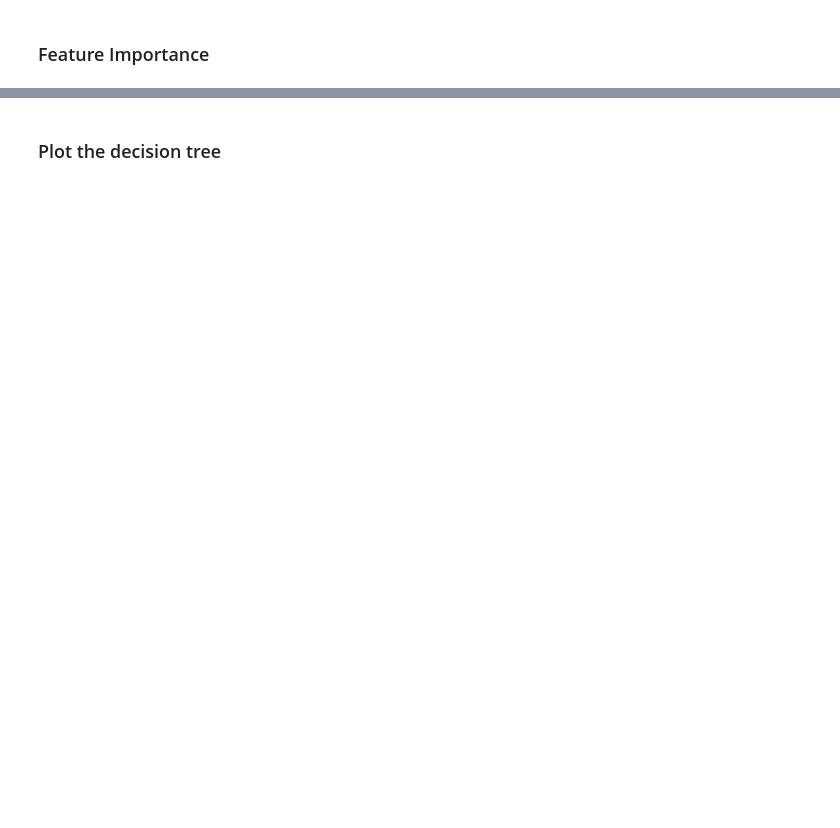
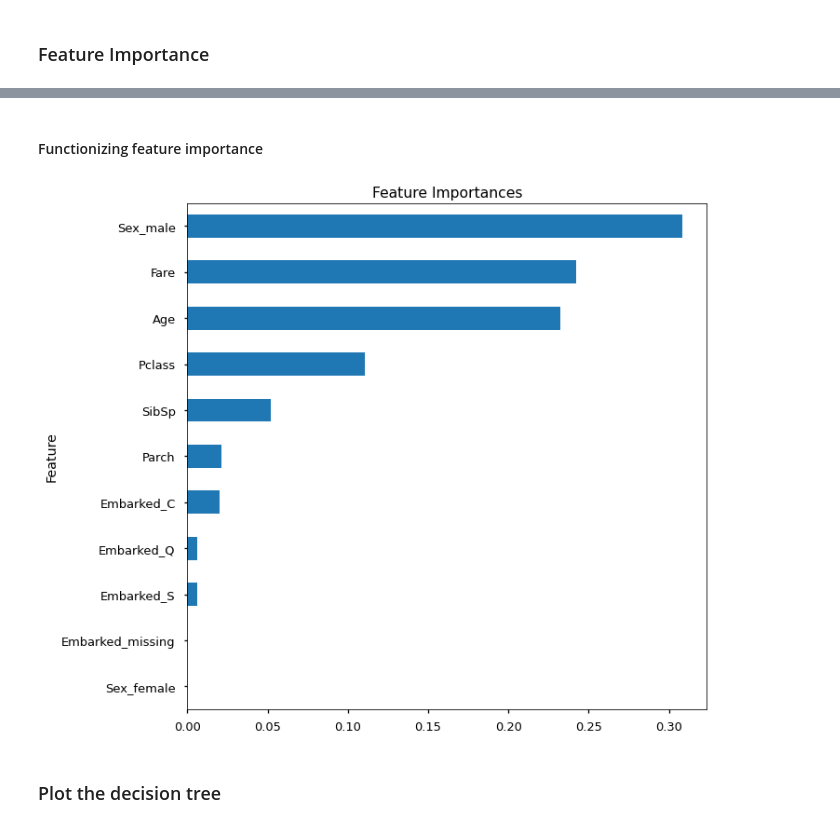
Before and after one commit to flatiron-school/Online-DS-FT-022221-Cohort-Notes, a Jupyter notebook: Phase_3/topic_29_decision_trees/instructor/topic_29_decision_trees_v2_titanic-instructor.ipynb, the cells around one changed output, grey strips where cells are left out. Cells and saved outputs as stored; diff of their text form; code cells hidden in the pictures; blank space fills up the shorter version.

```diff
--- a/Phase_3/topic_29_decision_trees/instructor/topic_29_decision_trees_v2_titanic-instructor.ipynb
+++ b/Phase_3/topic_29_decision_trees/instructor/topic_29_decision_trees_v2_titanic-instructor.ipynb
@@ -446,3 +651,17 @@ importance.sort_values().plot(kind='barh')
+# %% [markdown]
+#### Functionizing feature importance
+# %%
+## Combine into a function
+def plot_importance(tree, X_train_df, top_n=20,figsize=(10,10)):
+    df_importance = pd.Series(tree.feature_importances_,index=X_train_df.columns)
+    df_importance.sort_values(ascending=True).tail(top_n).plot(
+        kind='barh',figsize=figsize,title='Feature Importances',
+    ylabel='Feature',)
+    return df_importance
+
+plot_importance(clf,X_train_df);
+# %% [output]
+[figure, added]
 # %% [markdown]
 ### Plot the decision tree
 # %%
```
Also changed, not shown: parts of 55 cells of this notebook, 2 other files.
